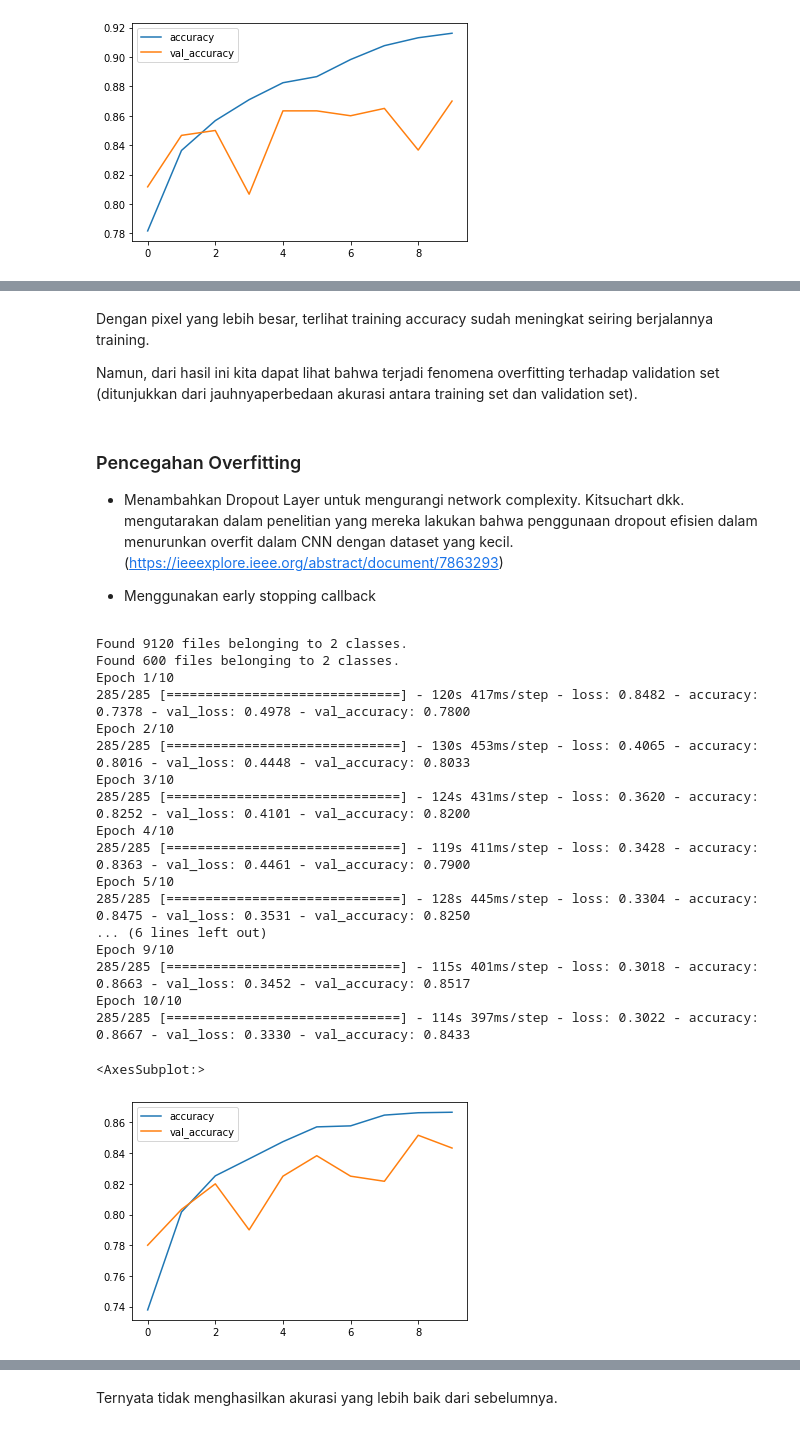
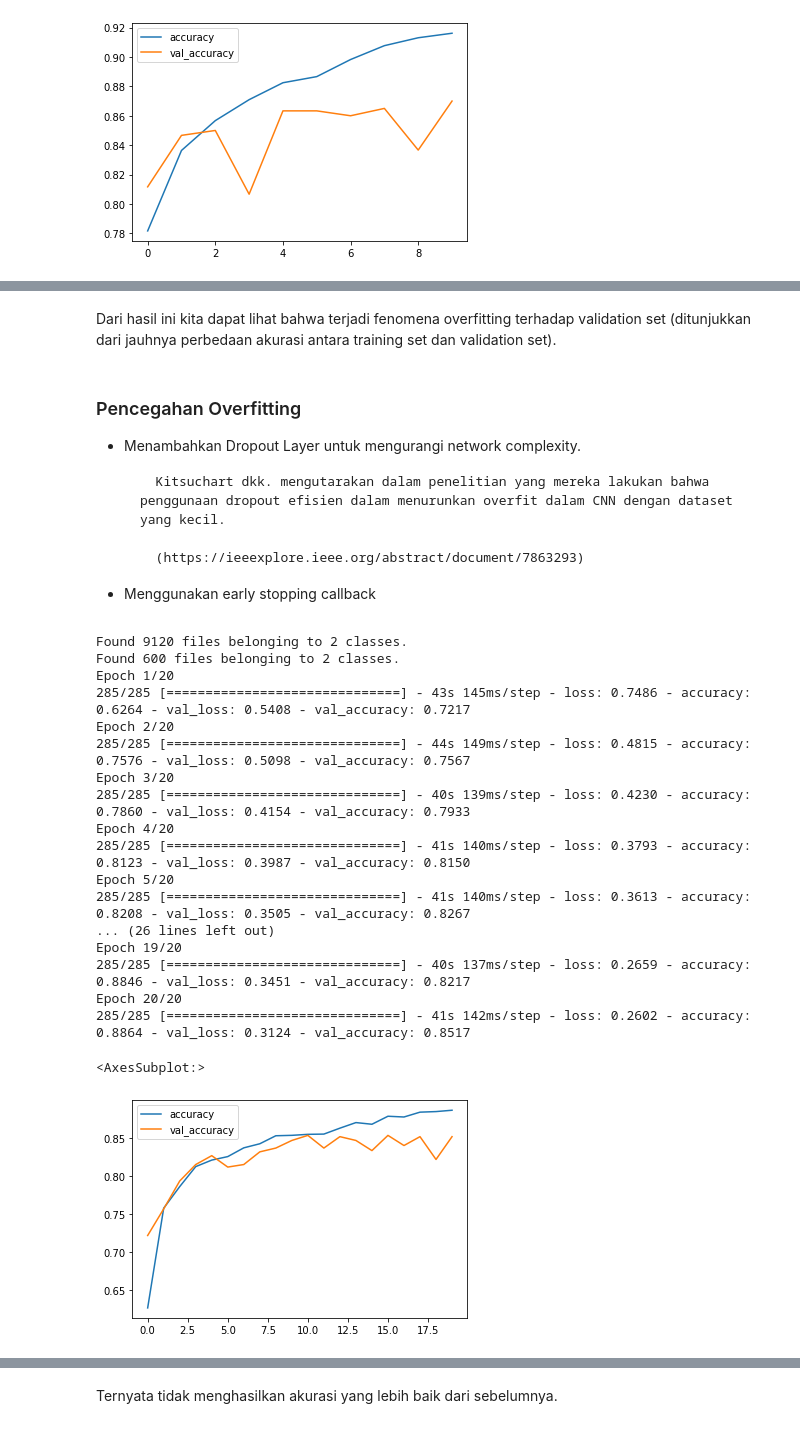
Before and after one commit to chilldenaya/drowsiness-detection, a Jupyter notebook: tensor.ipynb, the cells around one changed output, grey strips where cells are left out. Cells and saved outputs as stored; diff of their text form; code cells hidden in the pictures.

```diff
--- a/tensor.ipynb
+++ b/tensor.ipynb
@@ -349,27 +385,28 @@ Epoch 10/10
 # %% [markdown]
-Dengan pixel yang lebih besar, terlihat training accuracy sudah meningkat seiring berjalannya training.
-
-Namun, dari hasil ini kita dapat lihat bahwa terjadi fenomena overfitting terhadap validation set (ditunjukkan dari jauhnyaperbedaan akurasi antara training set dan validation set).
+Dari hasil ini kita dapat lihat bahwa terjadi fenomena overfitting terhadap validation set (ditunjukkan dari jauhnya perbedaan akurasi antara training set dan validation set).
 # %% [markdown]
 ### Pencegahan Overfitting
 
 - Menambahkan Dropout Layer untuk mengurangi network complexity.
-Kitsuchart dkk. mengutarakan dalam penelitian yang mereka lakukan bahwa penggunaan dropout efisien dalam menurunkan overfit dalam CNN dengan dataset yang kecil.
+
+        Kitsuchart dkk. mengutarakan dalam penelitian yang mereka lakukan bahwa penggunaan dropout efisien dalam menurunkan overfit dalam CNN dengan dataset yang kecil.
+
         (https://ieeexplore.ieee.org/abstract/document/7863293)
 
 
+
 - Menggunakan early stopping callback
 # %%
 training_set = tensorflow.keras.preprocessing.image_dataset_from_directory(
     "/home/internet/itb/pattern_recognition/training_set",
     seed=101,
-    image_size=(200, 200),
+    image_size=(100, 100),
     batch_size=32
 )
 validation_set = tensorflow.keras.preprocessing.image_dataset_from_directory(
     "/home/internet/itb/pattern_recognition/validation_set",
     seed=101,
-    image_size=(200, 200),
+    image_size=(100, 100),
     batch_size=32
 )
 
@@ -381,7 +418,7 @@ callbacks = [
 
 model = models.Sequential(
   [
-    layers.Conv2D(8, (3, 3), activation="relu", padding="same", input_shape=(200, 200, 3)),
+    layers.Conv2D(8, (3, 3), activation="relu", padding="same", input_shape=(100, 100, 3)),
     layers.MaxPooling2D((2, 2)),
     # add dropout layers
     layers.Dropout(0.1),
@@ -393,50 +430,50 @@ model = models.Sequential(
     layers.Conv2D(64, (3, 3), activation="relu", padding="same"),
     layers.MaxPooling2D((2, 2)),
     layers.Dropout(0.1),
 
     layers.Conv2D(128, (3, 3), activation="relu", padding="same"),
     layers.MaxPooling2D((2, 2)),
     layers.Dropout(0.1),
 
     layers.Flatten(),
     layers.Dense(64, activation="relu"),
     layers.Dropout(0.25),
 
     layers.Dense(10, activation="relu"),
     layers.Dense(1, activation="sigmoid")
   ],
   name="Model"
 )
 
 model.compile(
     optimizer='adam',
     loss="binary_crossentropy",
     metrics=['accuracy']
 )
 
-history = model.fit(training_set,validation_data=validation_set, epochs=10, callbacks=callbacks)
+history = model.fit(training_set,validation_data=validation_set, epochs=20, callbacks=callbacks)
 metrics_df = pd.DataFrame(history.history)
 metrics_df[["accuracy","val_accuracy"]].plot()
 # %% [output]
 Found 9120 files belonging to 2 classes.
 Found 600 files belonging to 2 classes.
-Epoch 1/10
-285/285 [==============================] - 120s 417ms/step - loss: 0.8482 - accuracy: 0.7378 - val_loss: 0.4978 - val_accuracy: 0.7800
-Epoch 2/10
-285/285 [==============================] - 130s 453ms/step - loss: 0.4065 - accuracy: 0.8016 - val_loss: 0.4448 - val_accuracy: 0.8033
-Epoch 3/10
-285/285 [==============================] - 124s 431ms/step - loss: 0.3620 - accuracy: 0.8252 - val_loss: 0.4101 - val_accuracy: 0.8200
-Epoch 4/10
-285/285 [==============================] - 119s 411ms/step - loss: 0.3428 - accuracy: 0.8363 - val_loss: 0.4461 - val_accuracy: 0.7900
-Epoch 5/10
-285/285 [==============================] - 128s 445ms/step - loss: 0.3304 - accuracy: 0.8475 - val_loss: 0.3531 - val_accuracy: 0.8250
-... (6 lines left out)
-Epoch 9/10
-285/285 [==============================] - 115s 401ms/step - loss: 0.3018 - accuracy: 0.8663 - val_loss: 0.3452 - val_accuracy: 0.8517
-Epoch 10/10
-285/285 [==============================] - 114s 397ms/step - loss: 0.3022 - accuracy: 0.8667 - val_loss: 0.3330 - val_accuracy: 0.8433
+Epoch 1/20
+285/285 [==============================] - 43s 145ms/step - loss: 0.7486 - accuracy: 0.6264 - val_loss: 0.5408 - val_accuracy: 0.7217
+Epoch 2/20
+285/285 [==============================] - 44s 149ms/step - loss: 0.4815 - accuracy: 0.7576 - val_loss: 0.5098 - val_accuracy: 0.7567
+Epoch 3/20
+285/285 [==============================] - 40s 139ms/step - loss: 0.4230 - accuracy: 0.7860 - val_loss: 0.4154 - val_accuracy: 0.7933
+Epoch 4/20
+285/285 [==============================] - 41s 140ms/step - loss: 0.3793 - accuracy: 0.8123 - val_loss: 0.3987 - val_accuracy: 0.8150
+Epoch 5/20
+285/285 [==============================] - 41s 140ms/step - loss: 0.3613 - accuracy: 0.8208 - val_loss: 0.3505 - val_accuracy: 0.8267
+... (26 lines left out)
+Epoch 19/20
+285/285 [==============================] - 40s 137ms/step - loss: 0.2659 - accuracy: 0.8846 - val_loss: 0.3451 - val_accuracy: 0.8217
+Epoch 20/20
+285/285 [==============================] - 41s 142ms/step - loss: 0.2602 - accuracy: 0.8864 - val_loss: 0.3124 - val_accuracy: 0.8517
 <AxesSubplot:>
-[figure, old version]
+[figure, new version]
 # %% [markdown]
 Terlihat bahwa overfit sudah bisa dikendalikan.
 
```
Also changed, not shown: parts of 24 cells of this notebook.
